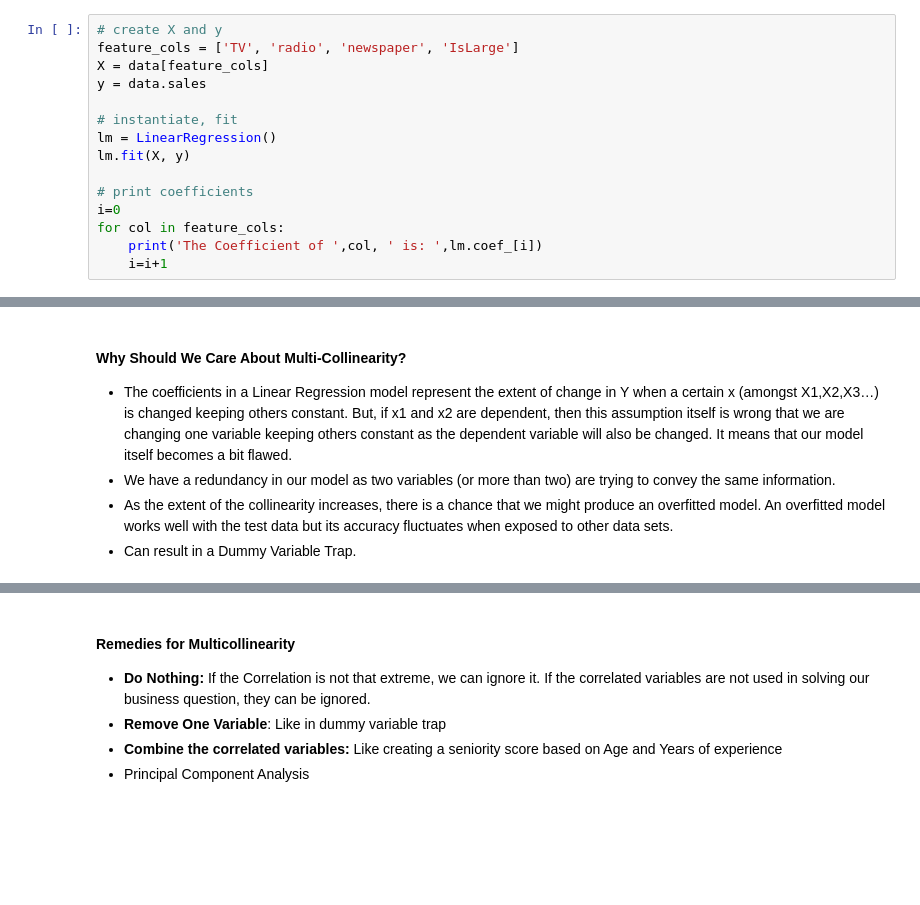
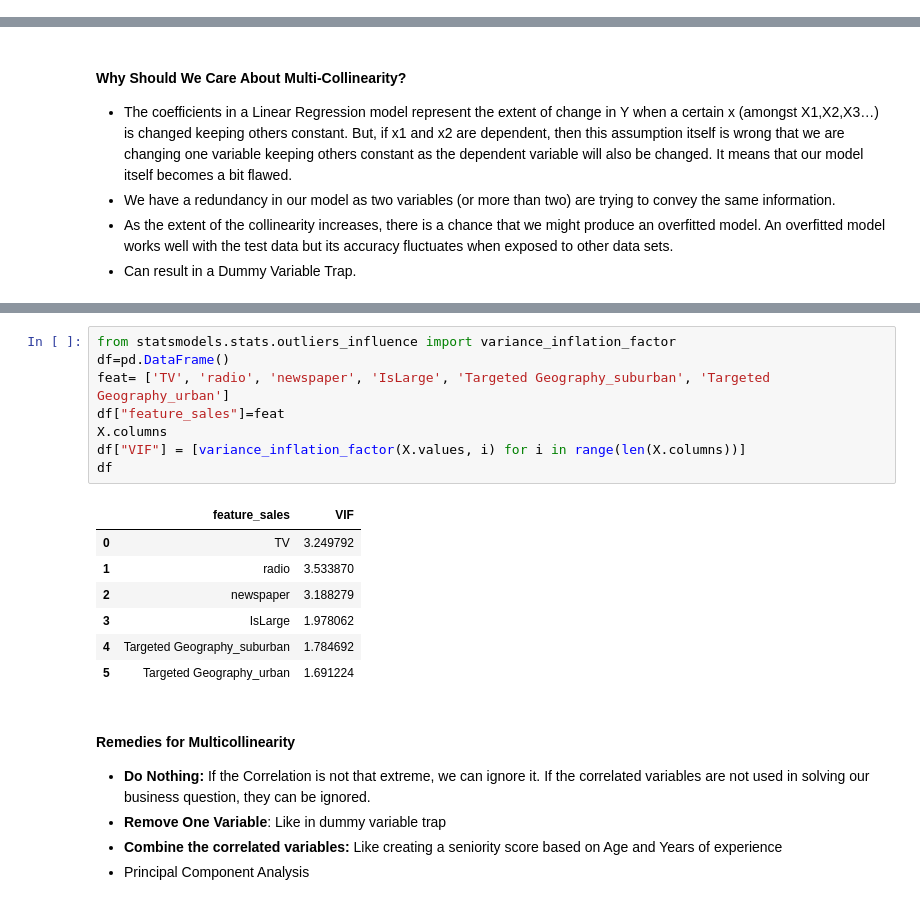
Before and after one commit to rohanpatankar926/stats_session, a Jupyter notebook: Downloads/LinearRegression-master/LinearRegression/Linear Regression.ipynb, the cells around one changed output, grey strips where cells are left out. Saved outputs shown, nothing was run; the diff lists cells and outputs as text; blank space fills up the shorter version.

```diff
--- a/Downloads/LinearRegression-master/LinearRegression/Linear Regression.ipynb
+++ b/Downloads/LinearRegression-master/LinearRegression/Linear Regression.ipynb
@@ -523,18 +548,3 @@ data.head()
 | 4 | 5 | 180.8 | 10.8 | 58.4 | 12.9 | large | 1 |
 # %% [markdown]
 Let's redo the multiple linear regression problem and include the **IsLarge** predictor:
-# %%
-# create X and y
-feature_cols = ['TV', 'radio', 'newspaper', 'IsLarge']
-X = data[feature_cols]
-y = data.sales
-
-# instantiate, fit
-lm = LinearRegression()
-lm.fit(X, y)
-
-# print coefficients
-i=0
-for col in feature_cols:
-    print('The Coefficient of ',col, ' is: ',lm.coef_[i])
-    i=i+1
@@ -659,6 +664,22 @@ The mathematical flow for multicollinearity can be shown as:
      VIF=$\frac {1}{(1-R squared)}$
 
             The VIF factor, if greater than 10 shows extreme correlation between the variables and then we need to take care of the correlation.
+# %%
+from statsmodels.stats.outliers_influence import variance_inflation_factor
+df=pd.DataFrame()
+feat= ['TV', 'radio', 'newspaper', 'IsLarge', 'Targeted Geography_suburban', 'Targeted Geography_urban']
+df["feature_sales"]=feat
+X.columns
+df["VIF"] = [variance_inflation_factor(X.values, i) for i in range(len(X.columns))]
+df
+# %% [output]
+|  | feature_sales | VIF |
+| 0 | TV | 3.249792 |
+| 1 | radio | 3.533870 |
+| 2 | newspaper | 3.188279 |
+| 3 | IsLarge | 1.978062 |
+| 4 | Targeted Geography_suburban | 1.784692 |
+| 5 | Targeted Geography_urban | 1.691224 |
 # %% [markdown]
 #### Remedies for Multicollinearity
 
```
Also changed, not shown: parts of 30 cells of this notebook, 2 other files.
